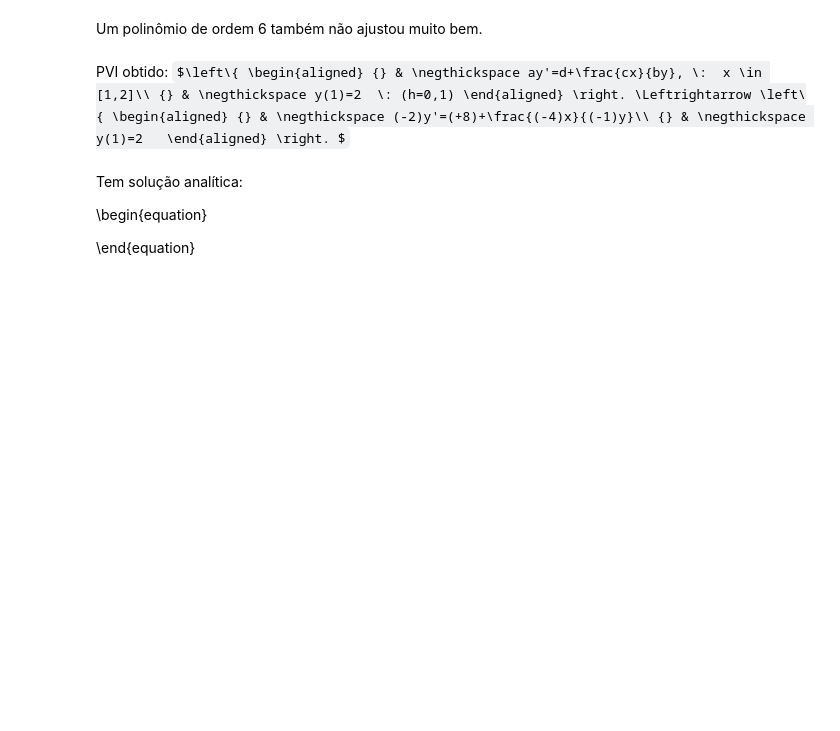
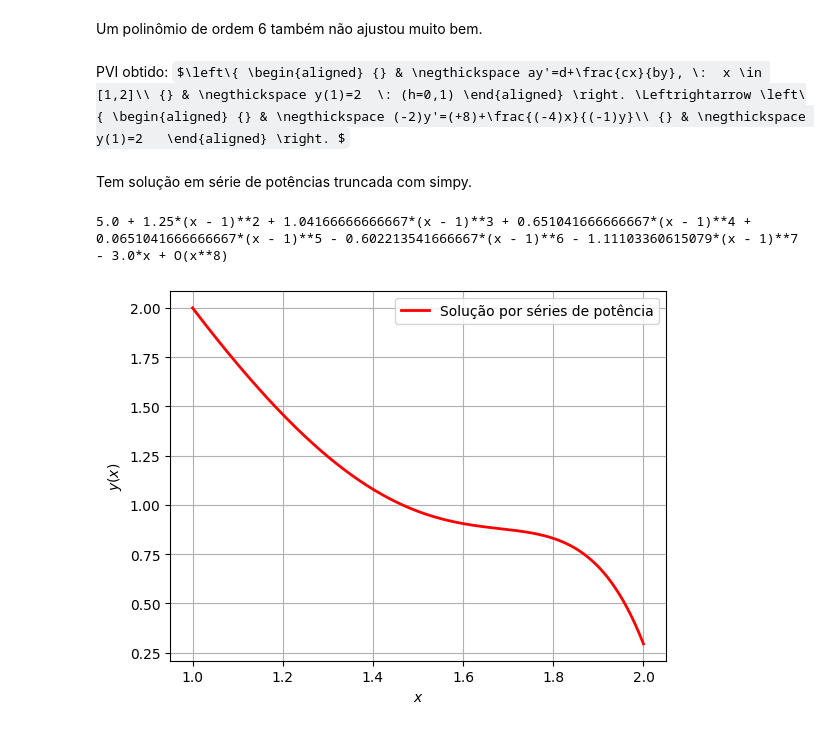
Before and after one commit to SunkPlane29/metodos_num, a Jupyter notebook: 24_1s_MTM1013T11_AP02_parteB_AndreGoncalvesdaSilva.ipynb, the cells around one changed output. Saved outputs shown, nothing was run; the diff lists cells and outputs as text; code cells hidden in the pictures; some formulas as TeX source; blank space fills up the shorter version.

```diff
--- a/24_1s_MTM1013T11_AP02_parteB_AndreGoncalvesdaSilva.ipynb
+++ b/24_1s_MTM1013T11_AP02_parteB_AndreGoncalvesdaSilva.ipynb
@@ -719,11 +719,28 @@ def rk4(f, x0, y0, h, n):
 # %% [markdown]
 PVI obtido: $\left\{ \begin{aligned} {} & \negthickspace ay'=d+\frac{cx}{by}, \:  x \in [1,2]\\ {} & \negthickspace y(1)=2  \: (h=0,1) \end{aligned} \right. \Leftrightarrow \left\{ \begin{aligned} {} & \negthickspace (-2)y'=(+8)+\frac{(-4)x}{(-1)y}\\ {} & \negthickspace y(1)=2   \end{aligned} \right. $
 # %% [markdown]
-Tem solução analítica:
-
-\begin{equation}
-
-\end{equation}
+Tem solução em série de potências truncada com simpy.
+# %%
+from sympy import dsolve, Function, pprint, sin, cos, N
+from sympy.abc import x
+import sympy.plotting as splt
+
+y = Function("y")
+eq = 2.0*y(x).diff(x, 1) + 8.0 -4.0*x/y(x)
+ysol = dsolve(eq, hint="1st_power_series", ics={y(1): 2}, n=8).rhs
+print(ysol)
+
+ysoln = lambda x: 5.0 + 1.25*(x - 1)**2 + 1.04166666666667*(x - 1)**3 + 0.651041666666667*(x - 1)**4 + 0.0651041666666667*(x - 1)**5 - 0.602213541666667*(x - 1)**6 - 1.11103360615079*(x - 1)**7 - 3.0*x
+xrange = np.linspace(1, 2, 300)
+plt.plot(xrange, ysoln(xrange), "r-", lw=2)
+plt.xlabel("$x$")
+plt.ylabel("$y(x)$")
+plt.grid()
+plt.legend(["Solução por séries de potência"])
+plt.show()
+# %% [output]
+5.0 + 1.25*(x - 1)**2 + 1.04166666666667*(x - 1)**3 + 0.651041666666667*(x - 1)**4 + 0.0651041666666667*(x - 1)**5 - 0.602213541666667*(x - 1)**6 - 1.11103360615079*(x - 1)**7 - 3.0*x + O(x**8)
+[figure, added]
 # %%
 df = lambda x,y: -4.0 - 2.0*x/y
 x0 = 1.0
```
Also changed, not shown: parts of 2 cells of this notebook.
